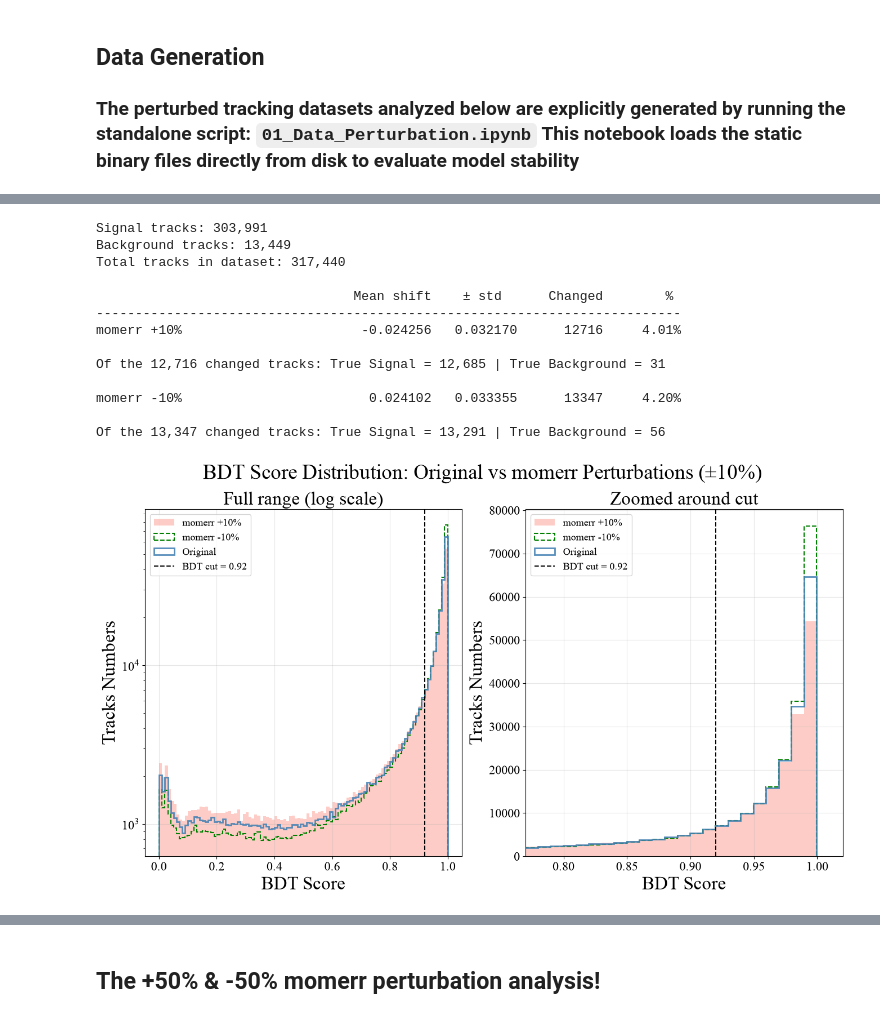
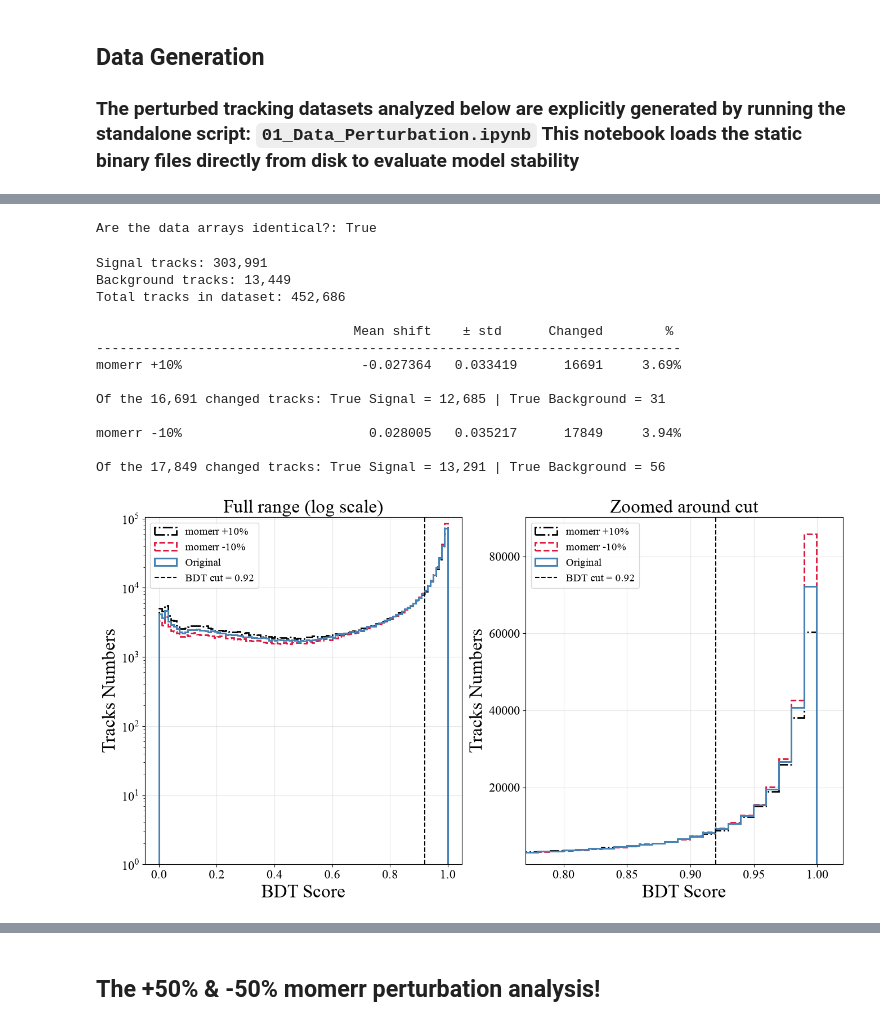
Before and after one commit to Malik-Farouh/Mu2e_XGboost_Project, a Jupyter notebook: TrkQual/03_momerr_robustness_analysis.ipynb, the cells around one changed output, grey strips where cells are left out. Saved outputs shown, nothing was run; the diff lists cells and outputs as text; code cells hidden in the pictures.

Commit message:
Still working on the plots

```diff
--- a/TrkQual/03_momerr_robustness_analysis.ipynb
+++ b/TrkQual/03_momerr_robustness_analysis.ipynb
@@ -79,3 +104,7 @@ Data processing complete. Stored tracking metrics for 317,440 tracks.
+# %%
+print("Are the data arrays identical?:", (res_up == res_down).all())
+# %% [output]
+Are the data arrays identical?: True
 # %%
 # 1. Print Baseline Total Sample Overview
 print(f"Signal tracks: {N_signal:,}")
@@ -92,27 +121,31 @@ for label, y_pred in [('momerr +10%', y_pred_up), ('momerr -10%', y_pred_down)]:
     bdt_pass_new  = y_pred >= TRKQUAL_CUT
     changed = (bdt_pass_orig != bdt_pass_new).sum()
 
-    # Extract the signal vs background counts
+    true_signal_mask = (res_original > -0.25) & (res_original < 0.25)
+    true_background_mask = (res_original > 0.7)
+
+    # Extract the signal vs background counts safely using your new size-matched masks
     drift_mask = bdt_pass_orig != bdt_pass_new
-    n_sig_changed = ((drift_mask) & (y_full_filtered == 1)).sum()
-    n_bkg_changed = ((drift_mask) & (y_full_filtered == 0)).sum()
+
+    n_sig_changed = (drift_mask & true_signal_mask).sum()
+    n_bkg_changed = (drift_mask & true_background_mask).sum()
 
     print(f"{label:30s} {delta.mean():>12.6f}   {delta.std():>8.6f}   {changed:>8}   {changed/len(delta)*100:>6.2f}%\n")
     print(f"Of the {changed:,} changed tracks: True Signal = {n_sig_changed:,} | True Background = {n_bkg_changed:,}\n")
 # %% [output]
 Signal tracks: 303,991
 Background tracks: 13,449
-Total tracks in dataset: 317,440
+Total tracks in dataset: 452,686
 
                                  Mean shift    ± std      Changed        %
 ---------------------------------------------------------------------------
-momerr +10%                       -0.024256   0.032170      12716     4.01%
+momerr +10%                       -0.027364   0.033419      16691     3.69%
 
-Of the 12,716 changed tracks: True Signal = 12,685 | True Background = 31
+Of the 16,691 changed tracks: True Signal = 12,685 | True Background = 31
 
-momerr -10%                        0.024102   0.033355      13347     4.20%
+momerr -10%                        0.028005   0.035217      17849     3.94%
 
-Of the 13,347 changed tracks: True Signal = 13,291 | True Background = 56
+Of the 17,849 changed tracks: True Signal = 13,291 | True Background = 56
 # %%
 # Run this to match default LaTeX text
 plt.rcParams['font.family'] = 'serif'
@@ -121,41 +154,43 @@ plt.rcParams['pdf.fonttype'] = 42
 
 # Scale font sizes up Figures  after LaTeX
 plt.rcParams.update({
     'font.size': 22,
     'axes.labelsize': 24,
     'axes.titlesize': 24,
     'xtick.labelsize': 16,
     'ytick.labelsize': 16,
-    'legend.fontsize': 13
+    'legend.fontsize': 14
 })
 
 fig, axes = plt.subplots(1, 2, figsize=(16, 8))
-fig.suptitle("BDT Score Distribution: Original vs momerr Perturbations (±10%)")
+#fig.suptitle("BDT Score Distribution: Original vs momerr Perturbations (±10%)")
 
 for ax, title, xlim in zip(axes, ['Full range (log scale)', 'Zoomed around cut'], [None, (TRKQUAL_CUT - 0.15, TRKQUAL_CUT + 0.1)]):
 
-    ax.hist(y_pred_up, bins=100, alpha=0.4, color='salmon', histtype='stepfilled', label='momerr +10%')
+    ax.hist(y_pred_up, bins=100, color="black", linestyle="-.", histtype='step', linewidth=2.0, label='momerr +10%')
+    ax.hist(y_pred_down, bins=100, color="crimson", linestyle='--', linewidth=2.0, histtype='step', label='momerr -10%')
+    ax.hist(y_pred_orig, bins=100, color="steelblue", histtype='step', linewidth=2.2, label='Original')
 
-    ax.hist(y_pred_down, bins=100, color='green', linestyle='--', linewidth=1.5, histtype='step', label='momerr -10%')
+    ax.axvline(TRKQUAL_CUT, color="#000000", linestyle='--', linewidth=1.5, label=f'BDT cut = {TRKQUAL_CUT:.2f}')
 
-    ax.hist(y_pred_orig, bins=100, alpha=0.9, color='steelblue', label='Original', histtype='step', linewidth=2)
-
-
-    ax.axvline(TRKQUAL_CUT, color='black', linestyle='--', linewidth=1.5, label=f'BDT cut = {TRKQUAL_CUT:.2f}')
     ax.set_xlabel("BDT Score")
     ax.set_ylabel("Tracks Numbers")
     ax.set_title(title)
     ax.legend(loc='upper left')
     ax.grid(alpha=0.3)
-
     if xlim:
         ax.set_xlim(xlim)
+
     else:
+        #ax.set_yscale('log', base = 10)
         ax.set_yscale('log')
+    ax.set_ylim(bottom=1)
+
+
 
 fig.savefig("/Users/malikfarouh/Documents/latex_notes/2026-08_TrkQual_Robustness_BDT/images/BDT_score_dis_10.pdf")
 
 plt.show()
 # %% [output]
-[figure, old version]
+[figure, new version]
 # %%
```
Also changed, not shown: parts of 16 cells of this notebook.
